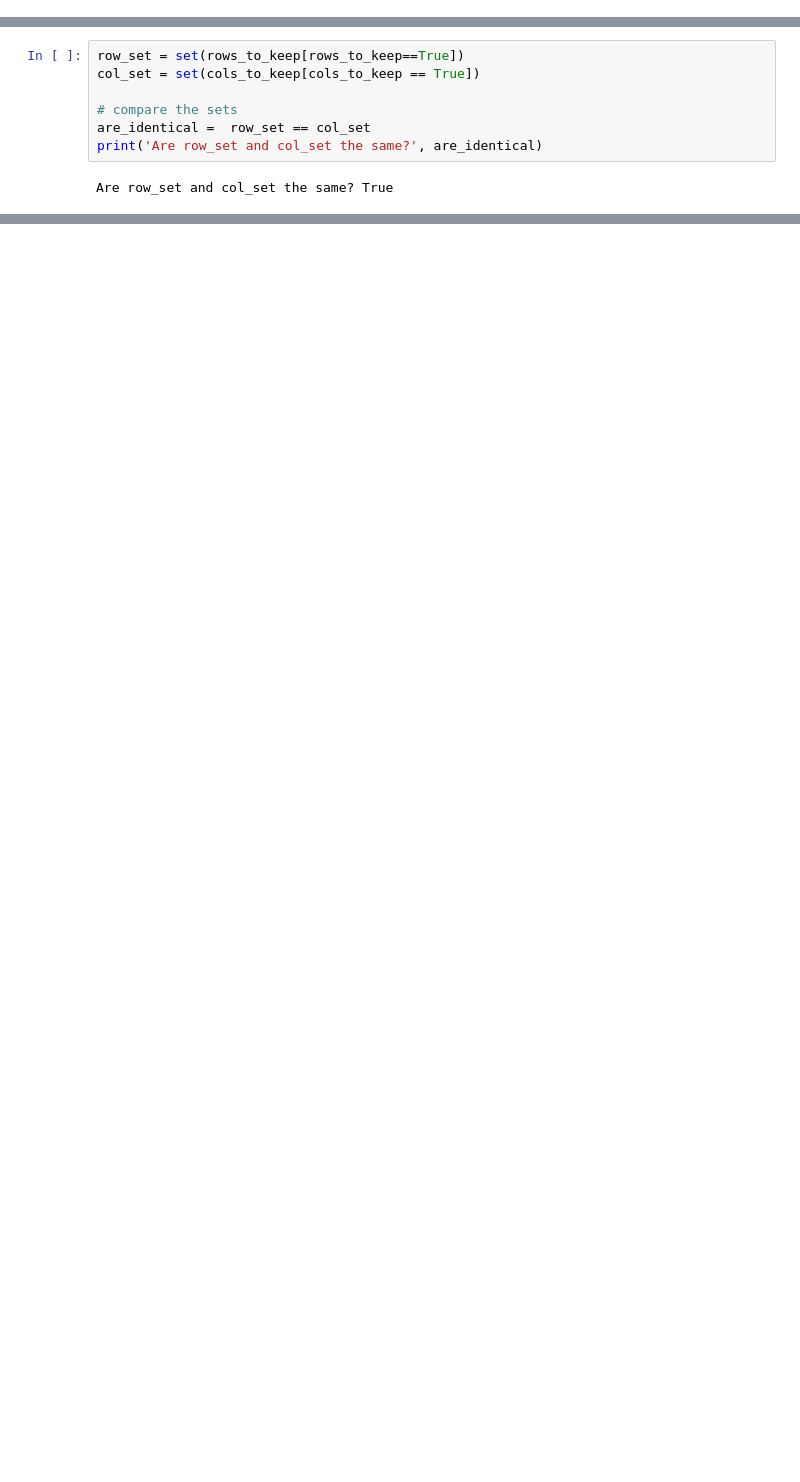
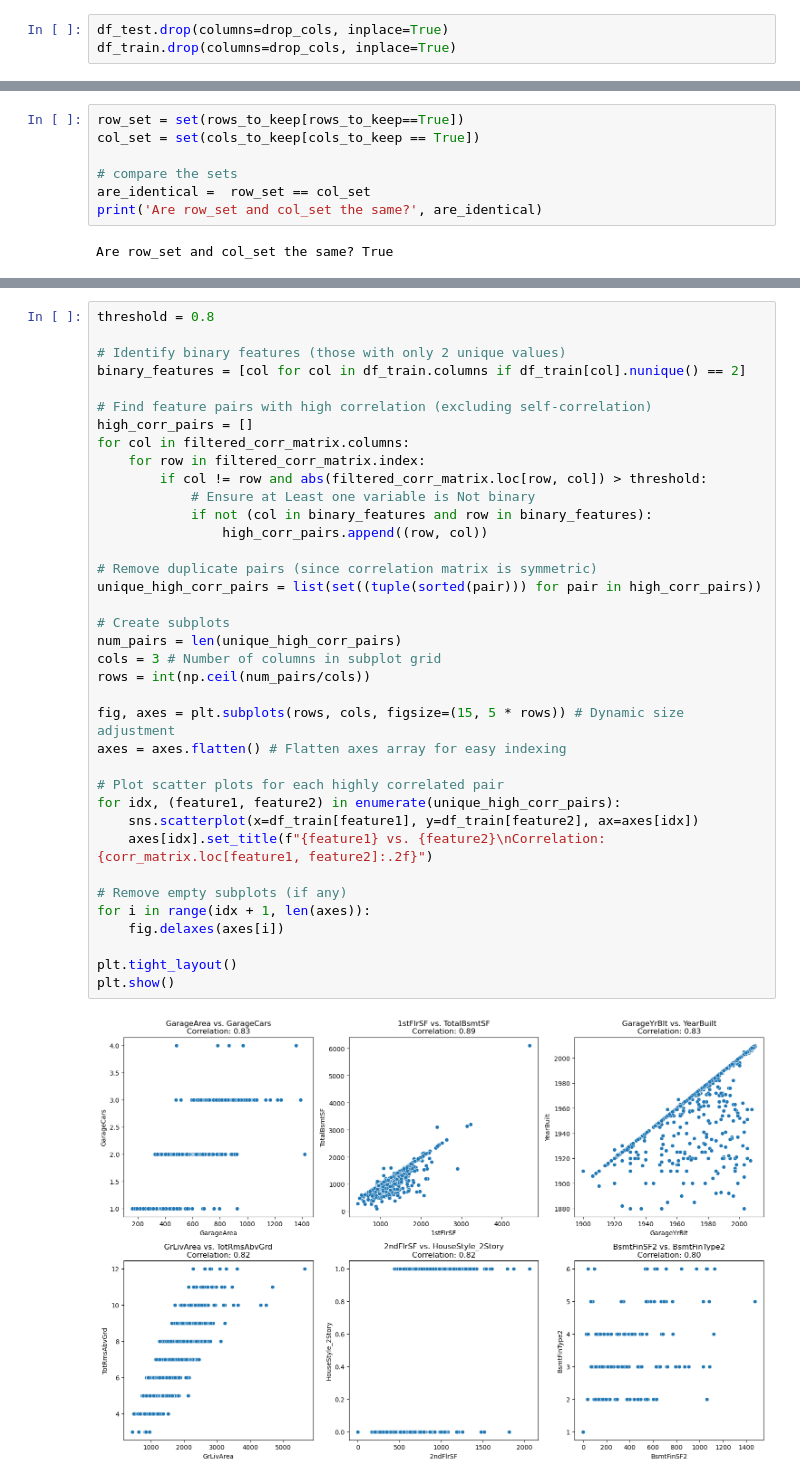
Before and after one commit to Sheng214/Springboard_MyProjects, a Jupyter notebook: Capstone_Two/Capstone Two_EDA.ipynb, the cells around one changed output, grey strips where cells are left out. Saved outputs shown, nothing was run; the diff lists cells and outputs as text; blank space fills up the shorter version.

```diff
--- a/Capstone_Two/Capstone Two_EDA.ipynb
+++ b/Capstone_Two/Capstone Two_EDA.ipynb
@@ -447,3 +569,6 @@ df_train.drop(columns=dominate_cat_cols, inplace=True)
+# %%
+df_test.drop(columns=drop_cols, inplace=True)
+df_train.drop(columns=drop_cols, inplace=True)
 # %%
 df_train.shape
 # %% [output]
@@ -760,0 +1002,39 @@ The variables highly correlated with the target variable (Absolute value of Corr
+# %%
+threshold = 0.8
+
+# Identify binary features (those with only 2 unique values)
+binary_features = [col for col in df_train.columns if df_train[col].nunique() == 2]
+
+# Find feature pairs with high correlation (excluding self-correlation)
+high_corr_pairs = []
+for col in filtered_corr_matrix.columns:
+    for row in filtered_corr_matrix.index:
+        if col != row and abs(filtered_corr_matrix.loc[row, col]) > threshold:
+            # Ensure at Least one variable is Not binary
+            if not (col in binary_features and row in binary_features):
+                high_corr_pairs.append((row, col))
+
+# Remove duplicate pairs (since correlation matrix is symmetric)
+unique_high_corr_pairs = list(set((tuple(sorted(pair))) for pair in high_corr_pairs))
+
+# Create subplots
+num_pairs = len(unique_high_corr_pairs)
+cols = 3 # Number of columns in subplot grid
+rows = int(np.ceil(num_pairs/cols))
+
+fig, axes = plt.subplots(rows, cols, figsize=(15, 5 * rows)) # Dynamic size adjustment
+axes = axes.flatten() # Flatten axes array for easy indexing
+
+# Plot scatter plots for each highly correlated pair
+for idx, (feature1, feature2) in enumerate(unique_high_corr_pairs):
+    sns.scatterplot(x=df_train[feature1], y=df_train[feature2], ax=axes[idx])
+    axes[idx].set_title(f"{feature1} vs. {feature2}\nCorrelation: {corr_matrix.loc[feature1, feature2]:.2f}")
+
+# Remove empty subplots (if any)
+for i in range(idx + 1, len(axes)):
+    fig.delaxes(axes[i])
+
+plt.tight_layout()
+plt.show()
+# %% [output]
+[figure, added]
```
Also changed, not shown: parts of 70 cells of this notebook.
